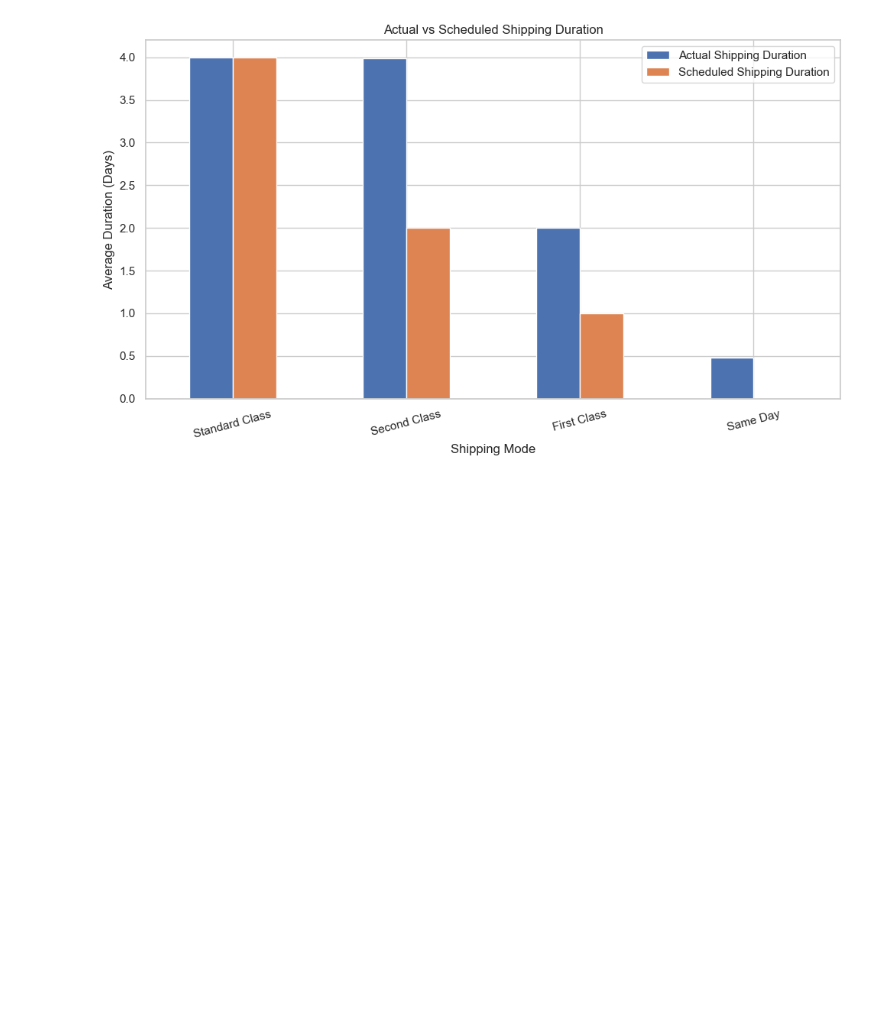
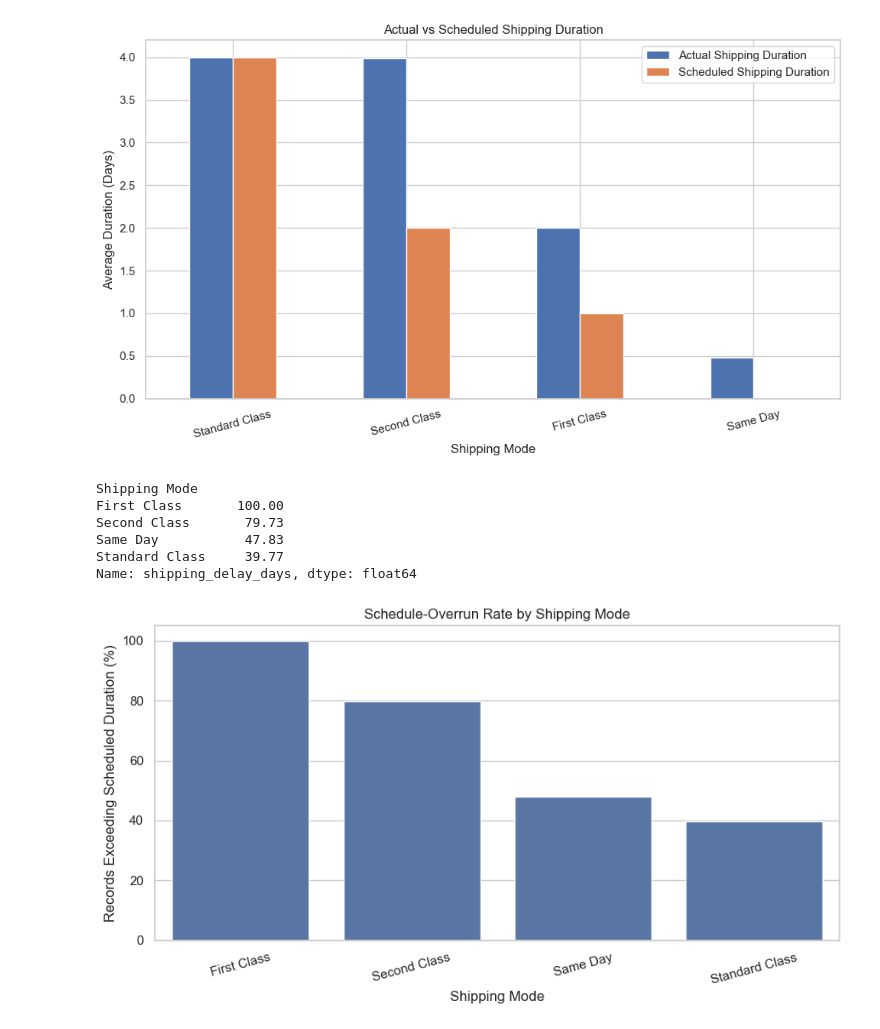
Before and after one commit to divyamohan6388-droid/Logistics-Analytics-Shipment-Delay-Prediction, a Jupyter notebook: notebooks/02_eda.ipynb, the cells around one changed output. Cells and saved outputs as stored; diff of their text form; code cells hidden in the pictures; blank space fills up the shorter version.

Commit message:
shipping mode distribution

```diff
--- a/notebooks/02_eda.ipynb
+++ b/notebooks/02_eda.ipynb
@@ -125,3 +125,43 @@ plt.tight_layout()
 plt.show()
 # %% [output]
 [figure]
+# %%
+# Difference between actual and scheduled shipping duration
+df_clean["shipping_delay_days"] = (
+    df_clean["Days for shipping (real)"]
+    - df_clean["Days for shipment (scheduled)"]
+)
+
+# Percentage of records where actual duration exceeded schedule
+schedule_overrun_rate = (
+    df_clean["shipping_delay_days"].gt(0)
+    .groupby(df_clean["Shipping Mode"])
+    .mean()
+    .mul(100)
+    .sort_values(ascending=False)
+)
+
+print(schedule_overrun_rate.round(2))
+# %% [output]
+Shipping Mode
+First Class       100.00
+Second Class       79.73
+Same Day           47.83
+Standard Class     39.77
+Name: shipping_delay_days, dtype: float64
+# %%
+plt.figure(figsize=(9, 5))
+
+sns.barplot(
+    x=schedule_overrun_rate.index,
+    y=schedule_overrun_rate.values
+)
+
+plt.title("Schedule-Overrun Rate by Shipping Mode")
+plt.xlabel("Shipping Mode")
+plt.ylabel("Records Exceeding Scheduled Duration (%)")
+plt.xticks(rotation=15)
+plt.tight_layout()
+plt.show()
+# %% [output]
+[figure, added]
```
Also changed, not shown: parts of 7 cells of this notebook.
